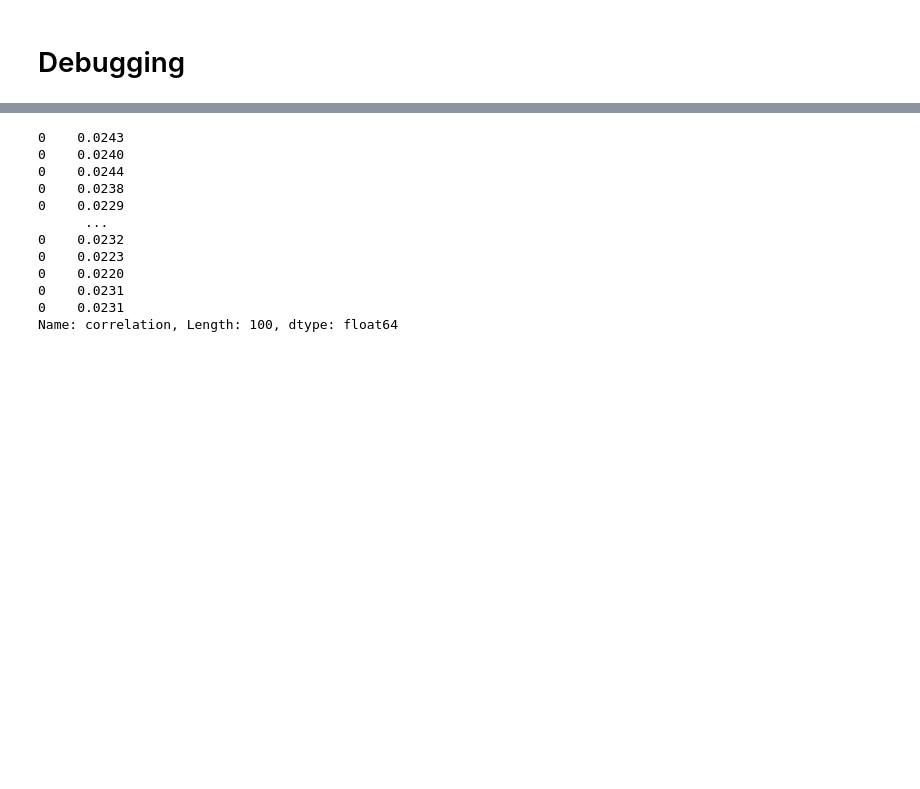
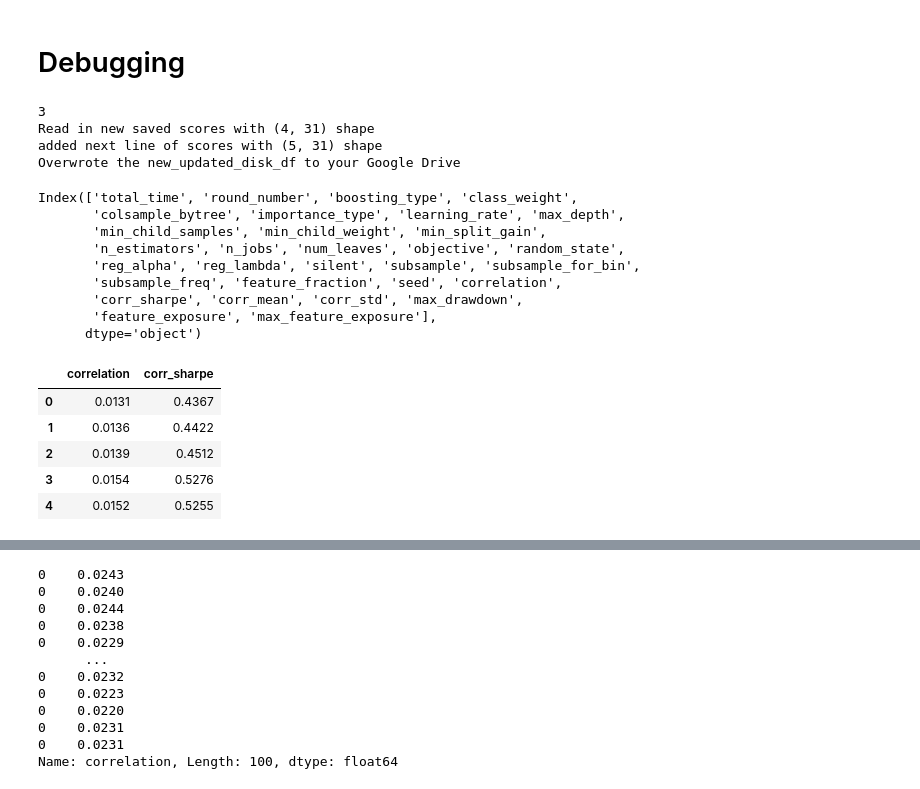
Before and after one commit to parkerburchett/Numerai, a Jupyter notebook: Refactored_Max_Datapoints.ipynb, the cells around one changed output, grey strips where cells are left out. Cells and saved outputs as stored; diff of their text form; code cells hidden in the pictures; blank space fills up the shorter version.

Commit message:
Created system to save the scores to the same file between runs

```diff
--- a/Refactored_Max_Datapoints.ipynb
+++ b/Refactored_Max_Datapoints.ipynb
@@ -517,4 +489,50 @@ def merge_df_vertically(old_stats_df : pd.DataFrame, new_stats_df: pd.DataFrame)
 # %% [markdown]
 # Debugging
+# %%
+def tester():
+  """
+  This is a simple way of making sure that the methods work.
+  """
+  testing_param = {
+                  'n_estimators': 112,
+                  'objective': 'regression',
+                  'boosting_type': 'gbdt',
+                  'max_depth': 4,
+                  'learning_rate': .1,
+                  'feature_fraction': .01,
+                  'seed': 42
+                  }
+  train_validate_store(testing_param,TRAINING_DATA,VALIDATION_DATA)
+
+tester()
+# %% [output]
+3
+Read in new saved scores with (4, 31) shape
+added next line of scores with (5, 31) shape
+Overwrote the new_updated_disk_df to your Google Drive
+# %%
+def load_saved_params():
+  df = pd.read_csv(PATH_TO_SAVE_SCORES)
+  print(df.columns)
+  return df
+
+df = load_saved_params()
+df.loc[:,['correlation', 'corr_sharpe']]
+# %% [output]
+Index(['total_time', 'round_number', 'boosting_type', 'class_weight',
+       'colsample_bytree', 'importance_type', 'learning_rate', 'max_depth',
+       'min_child_samples', 'min_child_weight', 'min_split_gain',
+       'n_estimators', 'n_jobs', 'num_leaves', 'objective', 'random_state',
+       'reg_alpha', 'reg_lambda', 'silent', 'subsample', 'subsample_for_bin',
+       'subsample_freq', 'feature_fraction', 'seed', 'correlation',
+       'corr_sharpe', 'corr_mean', 'corr_std', 'max_drawdown',
+       'feature_exposure', 'max_feature_exposure'],
+      dtype='object')
+|  | correlation | corr_sharpe |
+| 0 | 0.0131 | 0.4367 |
+| 1 | 0.0136 | 0.4422 |
+| 2 | 0.0139 | 0.4512 |
+| 3 | 0.0154 | 0.5276 |
+| 4 | 0.0152 | 0.5255 |
 # %%
 %%time
```
Also changed, not shown: parts of 15 cells of this notebook.
